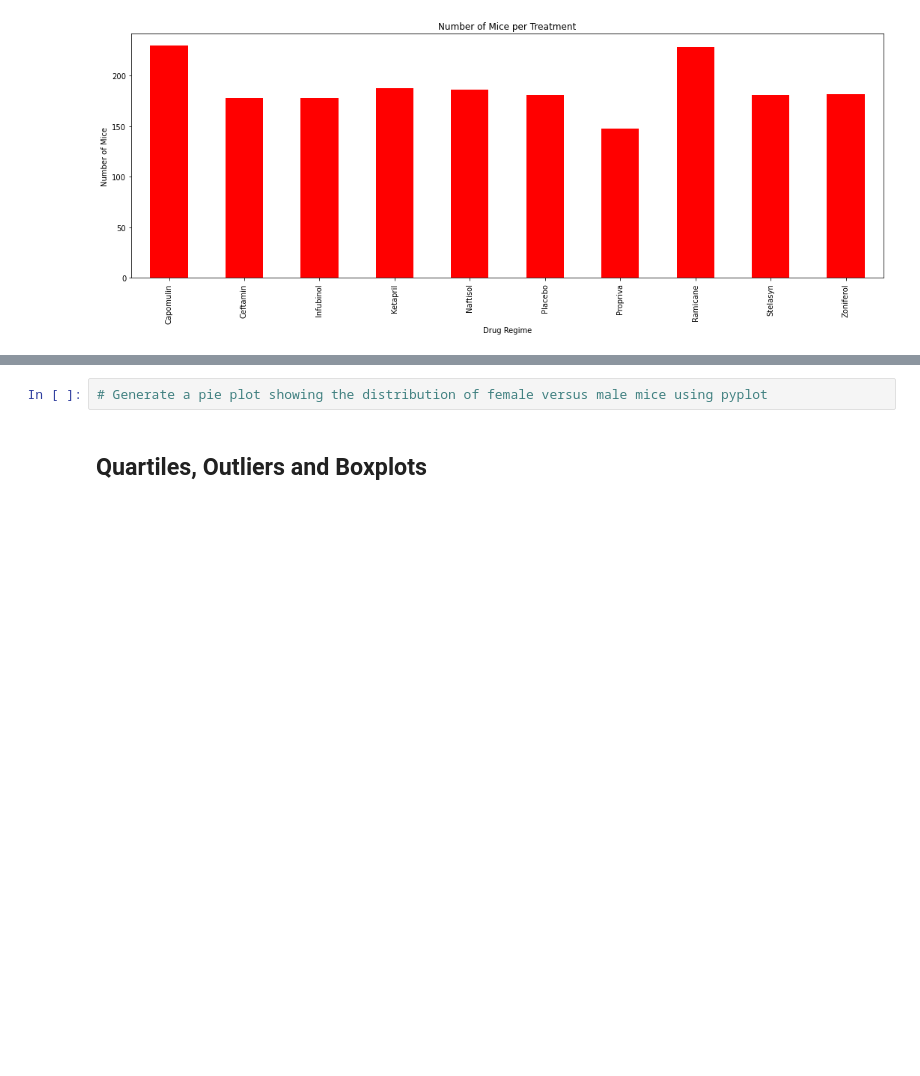
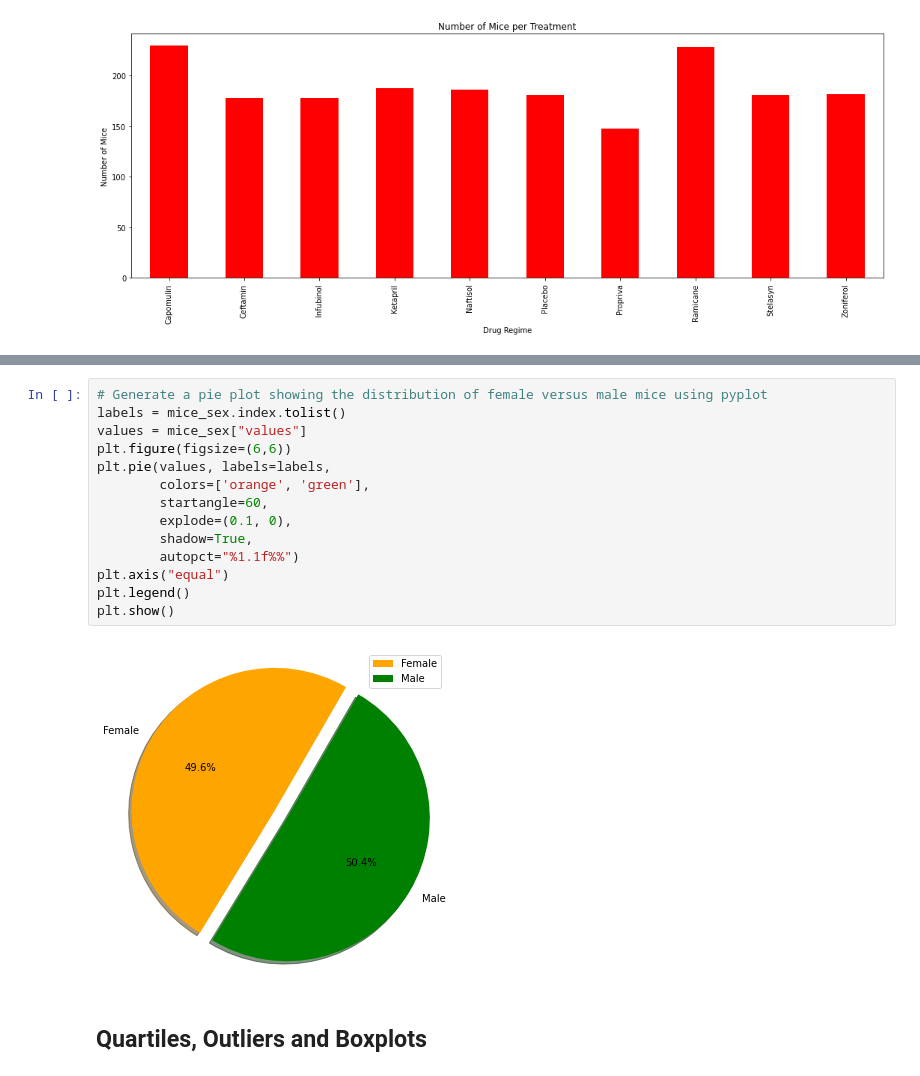
Before and after one commit to Bc-AJPR/Matplotlib_The_Power_of_Plots, a Jupyter notebook: pymaceuticals_starter.ipynb, the cells around one changed output, grey strips where cells are left out. Saved outputs shown, nothing was run; the diff lists cells and outputs as text; blank space fills up the shorter version.

```diff
--- a/pymaceuticals_starter.ipynb
+++ b/pymaceuticals_starter.ipynb
@@ -157,5 +168,19 @@ NameError: name 'mouse_gender' is not defined
-# %%
-# Generate a pie plot showing the distribution of female versus male mice using pyplot
+# %%
+# Generate a pie plot showing the distribution of female versus male mice using pyplot
+labels = mice_sex.index.tolist()
+values = mice_sex["values"]
+plt.figure(figsize=(6,6))
+plt.pie(values, labels=labels,
+        colors=['orange', 'green'],
+        startangle=60,
+        explode=(0.1, 0),
+        shadow=True,
+        autopct="%1.1f%%")
+plt.axis("equal")
+plt.legend()
+plt.show()
+# %% [output]
+[figure, added]
 # %% [markdown]
 ## Quartiles, Outliers and Boxplots
 # %%
```
Also changed, not shown: parts of 14 cells of this notebook, 1 other file.
